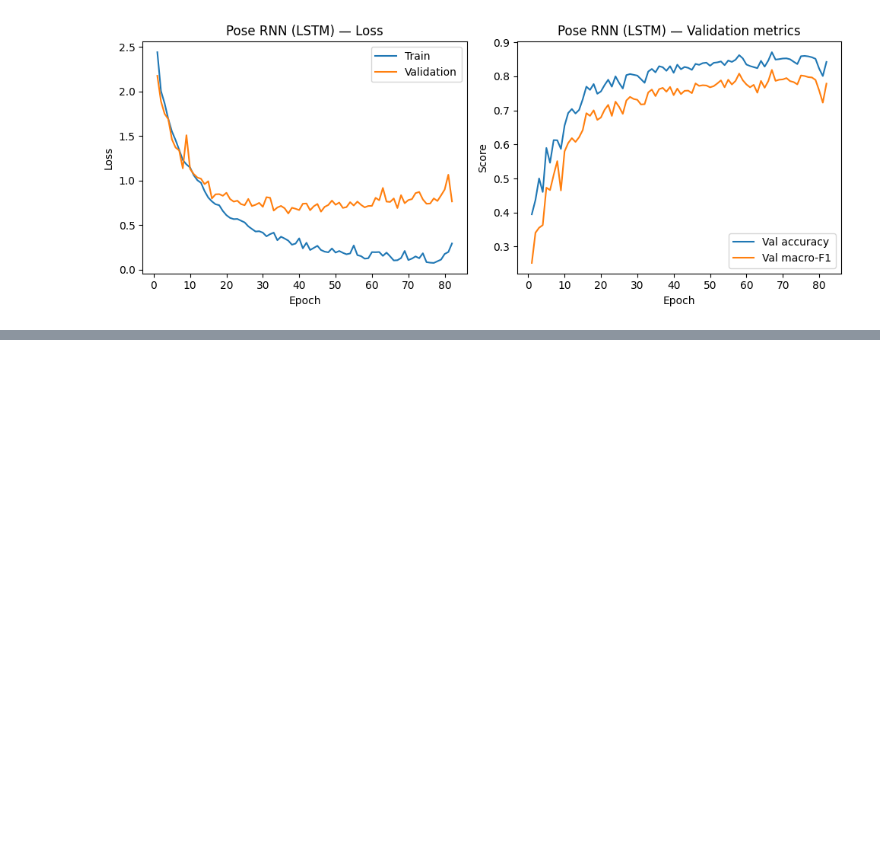
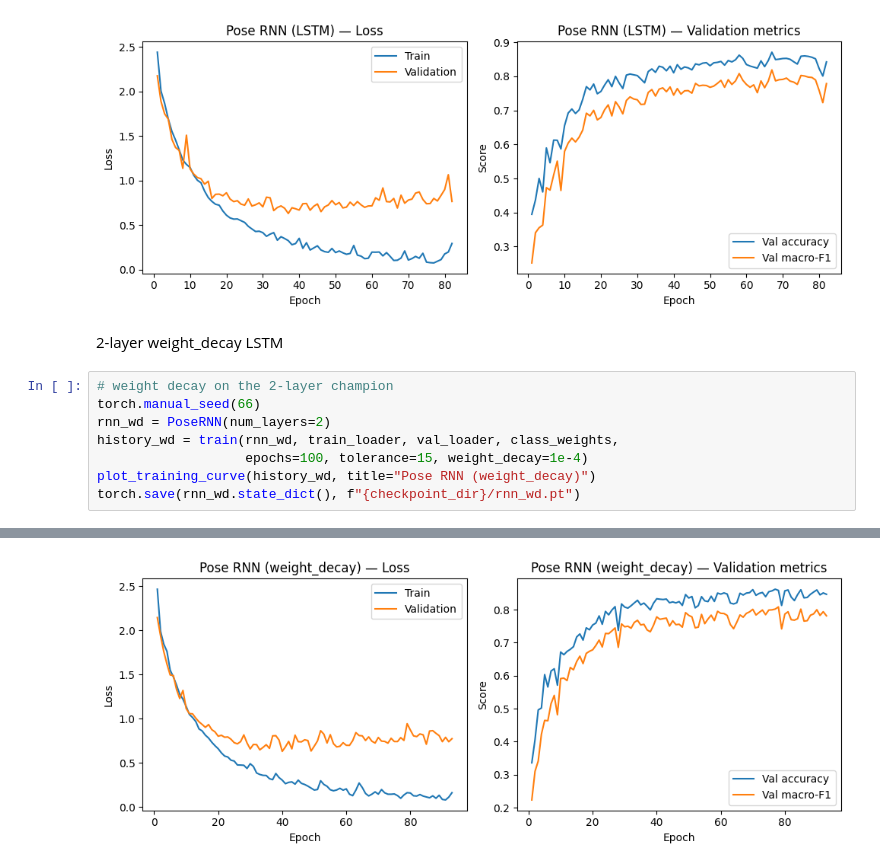
Before and after one commit to po8onthetrack/Deep-Learning-Project, a Jupyter notebook: project.ipynb, the cells around one changed output, grey strips where cells are left out. Saved outputs shown, nothing was run; the diff lists cells and outputs as text; blank space fills up the shorter version.

```diff
--- a/project.ipynb
+++ b/project.ipynb
@@ -512,3 +514,14 @@ epoch 81  train_loss 0.197  val_loss 1.065  acc 0.801  macroF1 0.723
 epoch 82  train_loss 0.293  val_loss 0.765  acc 0.843  macroF1 0.779
 early stop @ epoch 82 (best macroF1 0.819)
 [figure]
+# %% [markdown]
+2-layer weight_decay LSTM
+# %%
+# weight decay on the 2-layer champion
+torch.manual_seed(66)
+rnn_wd = PoseRNN(num_layers=2)
+history_wd = train(rnn_wd, train_loader, val_loader, class_weights,
+                   epochs=100, tolerance=15, weight_decay=1e-4)
+plot_training_curve(history_wd, title="Pose RNN (weight_decay)")
+torch.save(rnn_wd.state_dict(), f"{checkpoint_dir}/rnn_wd.pt")
+# %% [output]
@@ -514,0 +545 @@ early stop @ epoch 82 (best macroF1 0.819)
+[figure, added]
```
Also changed, not shown: parts of 4 cells of this notebook.
